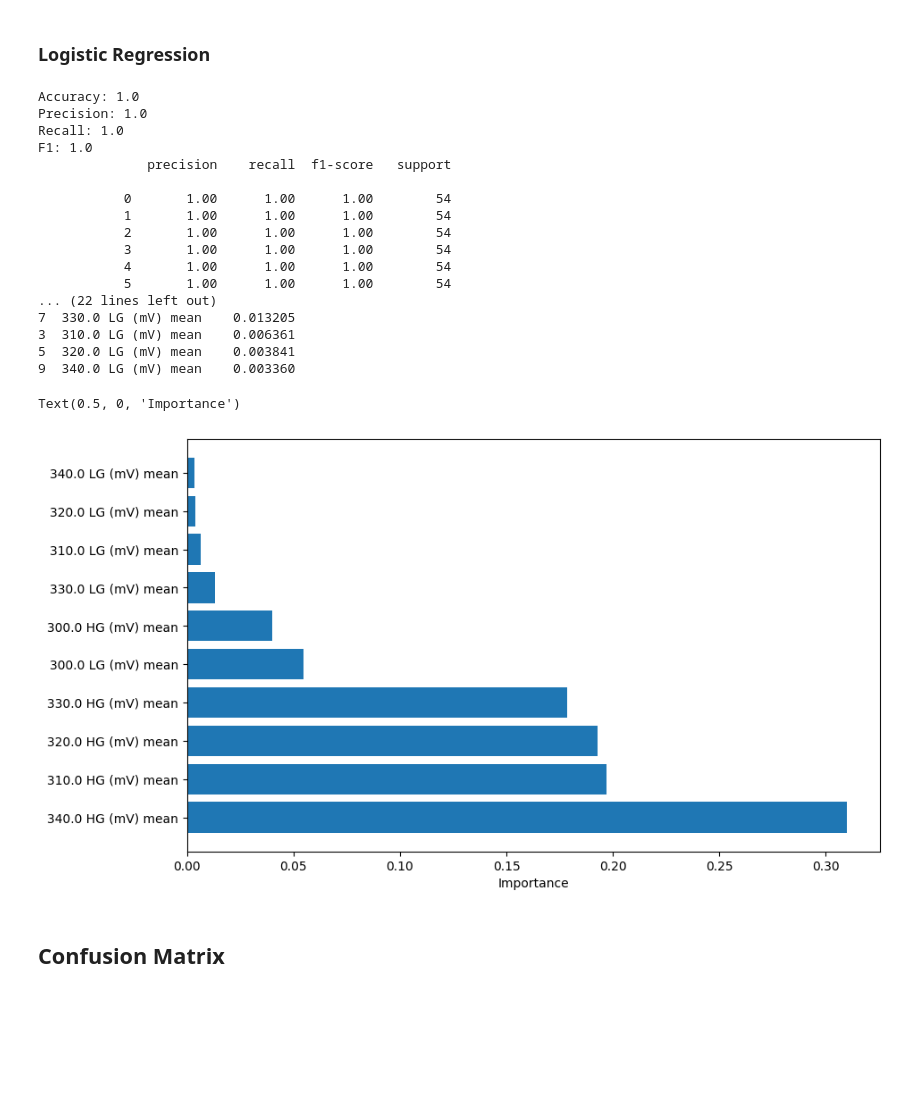
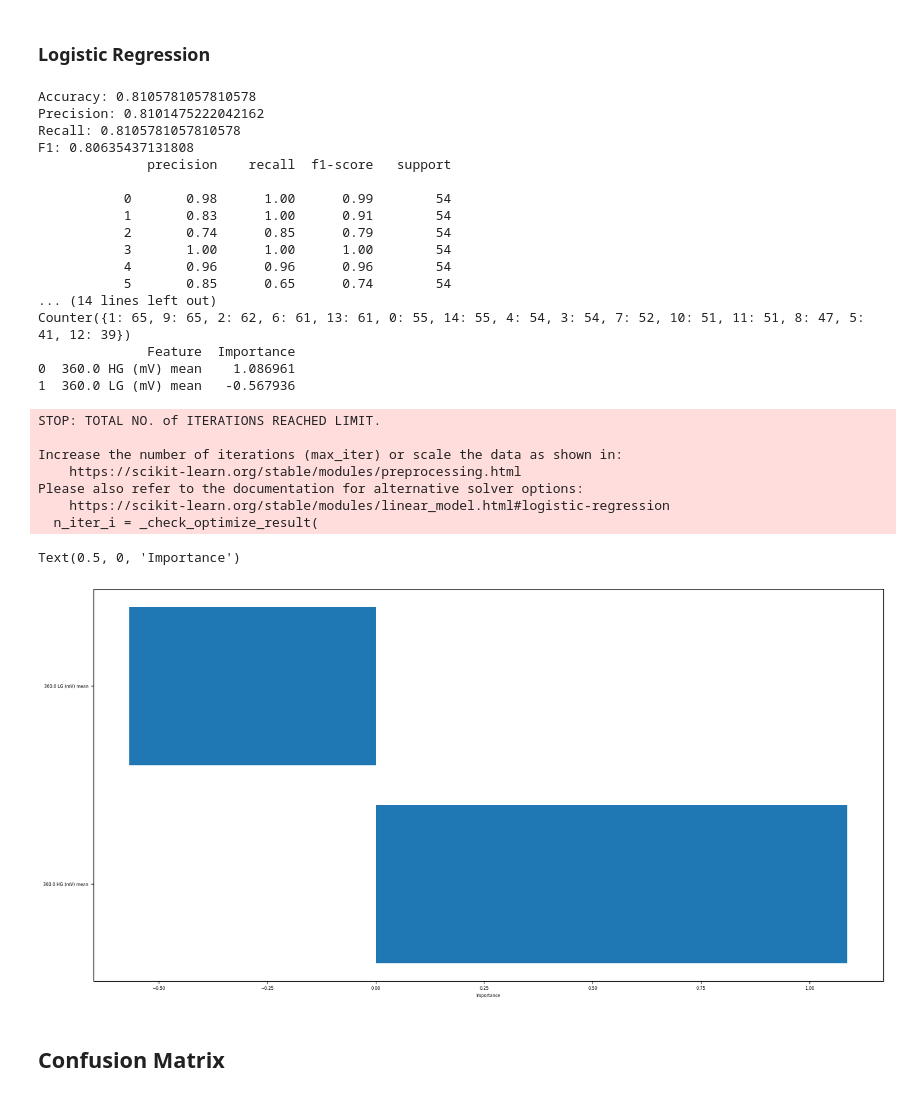
Before and after one commit to danimp94/PLASTICS-THz, a Jupyter notebook: src/scripts/notebook/Freq_Optimizacion_other_models.ipynb, the cells around one changed output. Drawn from its saved outputs; the diff is of its cells as text; code cells hidden in the pictures; blank space fills up the shorter version.

```diff
--- a/src/scripts/notebook/Freq_Optimizacion_other_models.ipynb
+++ b/src/scripts/notebook/Freq_Optimizacion_other_models.ipynb
@@ -260,12 +260,21 @@ if y_train.dtype == 'object':
 if y_test.dtype == 'object':
     y_test = le.transform(y_test)
 
+
+labels = ['A1', 'B1', 'C1', 'D1', 'E1', 'F1', 'G1', 'H1', 'I1', 'J1', 'K1', 'L1', 'M1', 'N1', 'REF']
+
+# Reduce number of different samples for testing
+# X_train = X_train[]
+
+
+
+
 # le is the fitted LabelEncoder - Saving Encoder
 # joblib.dump(le, 'label_encoder.pkl')
 
 # Reduce the number of input features
-freq = 300
-num_freqs = 5
+freq = 360
+num_freqs = 1
 freq_col = int(((freq - 100)*4)/10)
 freq_col_end = freq_col + 4 * num_freqs
 
@@ -330,12 +336,12 @@ def logistic_regression_model(X_train, y_train, seed):
 # Train models
 rf_model = random_forest_model(X_train, y_train, seed)
 # nb_model = naive_bayes_model(X_train, y_train)
-# lr_model = logistic_regression_model(X_train, y_train, seed)
+lr_model = logistic_regression_model(X_train, y_train, seed)
 
 # Predictions
-y_pred = rf_model.predict(X_test)
+# y_pred = rf_model.predict(X_test)
 # y_pred = nb_model.predict(X_test)
-# y_pred = lr_model.predict(X_test)
+y_pred = lr_model.predict(X_test)
 
 # Save the model
 # joblib.dump(rf_model, 'random_forest_model.pkl')
@@ -346,54 +352,63 @@ y_pred = rf_model.predict(X_test)
 # df_comparison = pd.DataFrame({'Actual': y_test, 'Predicted': y_pred})
 # print(df_comparison.head(10))
 
 # Calculate metrics
 accuracy = accuracy_score(y_test, y_pred)
 precision = precision_score(y_test, y_pred, average='weighted')
 recall = recall_score(y_test, y_pred, average='weighted')
 f1 = f1_score(y_test, y_pred, average='weighted')
 
 print(f"Accuracy: {accuracy}")
 print(f"Precision: {precision}")
 print(f"Recall: {recall}")
 print(f"F1: {f1}")
 
 # Classification report
 print(classification_report(y_test, y_pred),)
 
 # Predictions made per class with its label encoded value
 print(Counter(y_pred))
 
 # Feature importance (Find 10 most important variables with its name and importance value)
-feature_importances = rf_model.feature_importances_
-
+# feature_importances = rf_model.feature_importances_
+feature_importances = lr_model.coef_[0]
 
 feature_names = X_train.columns
 feature_importances_df = pd.DataFrame({'Feature': feature_names, 'Importance': feature_importances})
 feature_importances_df = feature_importances_df.sort_values('Importance', ascending=False)
-print(feature_importances_df.head(25))
-plt.figure(figsize=(10, 6))
-plt.barh(feature_importances_df['Feature'][:25], feature_importances_df['Importance'][:25])
+# Font size
+plt.rcParams.update({'font.size': 6})
+print(feature_importances_df.head(50))
+plt.figure(figsize=(20, 10))
+plt.barh(feature_importances_df['Feature'][:50], feature_importances_df['Importance'][:50])
 plt.xlabel('Importance')
 # %% [output]
-Accuracy: 1.0
-Precision: 1.0
-Recall: 1.0
-F1: 1.0
+Accuracy: 0.8105781057810578
+Precision: 0.8101475222042162
+Recall: 0.8105781057810578
+F1: 0.80635437131808
               precision    recall  f1-score   support
 
-           0       1.00      1.00      1.00        54
-           1       1.00      1.00      1.00        54
-           2       1.00      1.00      1.00        54
+           0       0.98      1.00      0.99        54
+           1       0.83      1.00      0.91        54
+           2       0.74      0.85      0.79        54
            3       1.00      1.00      1.00        54
-           4       1.00      1.00      1.00        54
-           5       1.00      1.00      1.00        54
-... (22 lines left out)
-7  330.0 LG (mV) mean    0.013205
-3  310.0 LG (mV) mean    0.006361
-5  320.0 LG (mV) mean    0.003841
-9  340.0 LG (mV) mean    0.003360
+           4       0.96      0.96      0.96        54
+           5       0.85      0.65      0.74        54
+... (14 lines left out)
+Counter({1: 65, 9: 65, 2: 62, 6: 61, 13: 61, 0: 55, 14: 55, 4: 54, 3: 54, 7: 52, 10: 51, 11: 51, 8: 47, 5: 41, 12: 39})
+              Feature  Importance
+0  360.0 HG (mV) mean    1.086961
+1  360.0 LG (mV) mean   -0.567936
-Text(0.5, 0, 'Importance')
+STOP: TOTAL NO. of ITERATIONS REACHED LIMIT.
+
+Increase the number of iterations (max_iter) or scale the data as shown in:
+    https://scikit-learn.org/stable/modules/preprocessing.html
+Please also refer to the documentation for alternative solver options:
+    https://scikit-learn.org/stable/modules/linear_model.html#logistic-regression
+  n_iter_i = _check_optimize_result(
+Text(0.5, 0, 'Importance')
-[figure, old version]
+[figure, new version]
 # %% [markdown]
 ## Confusion Matrix
 # %%
```
Also changed, not shown: parts of 5 cells of this notebook.
